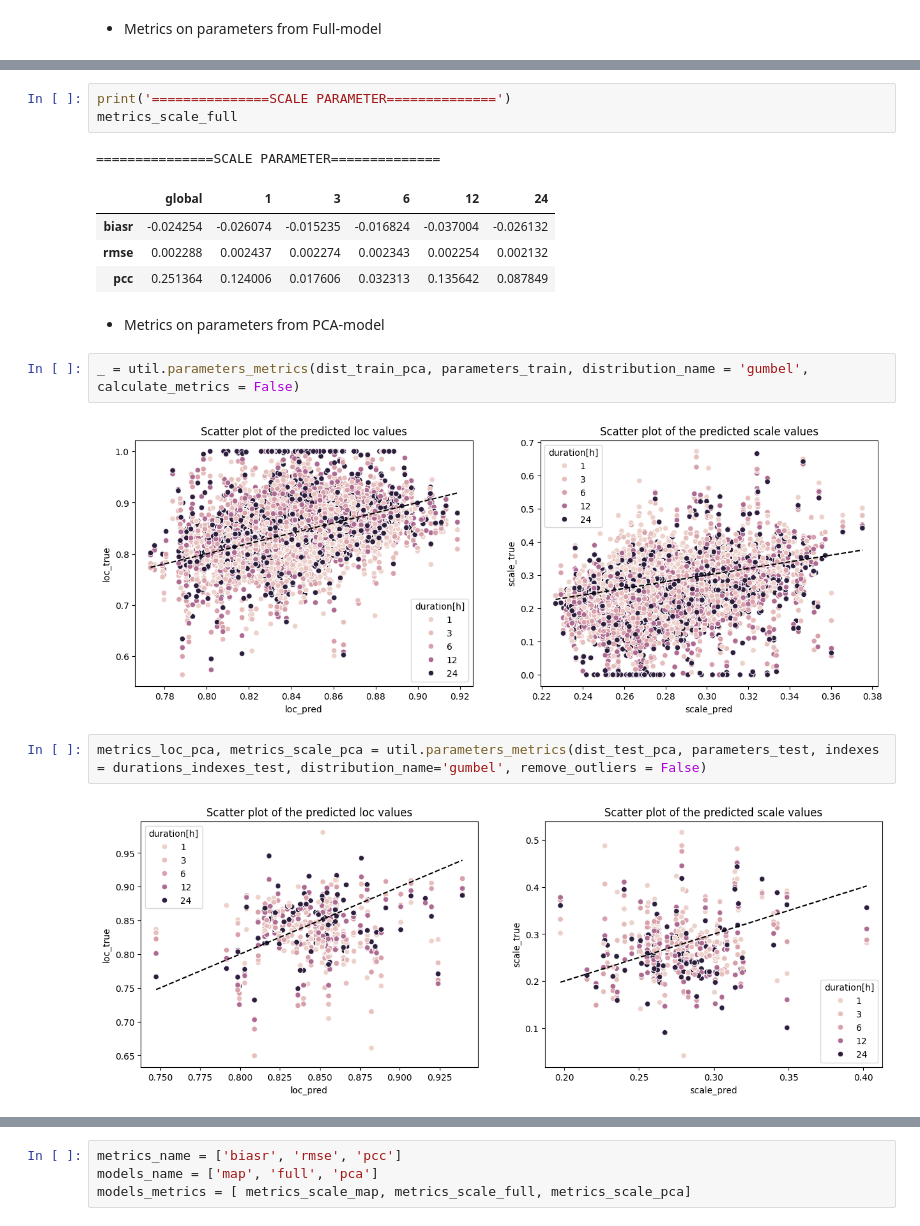
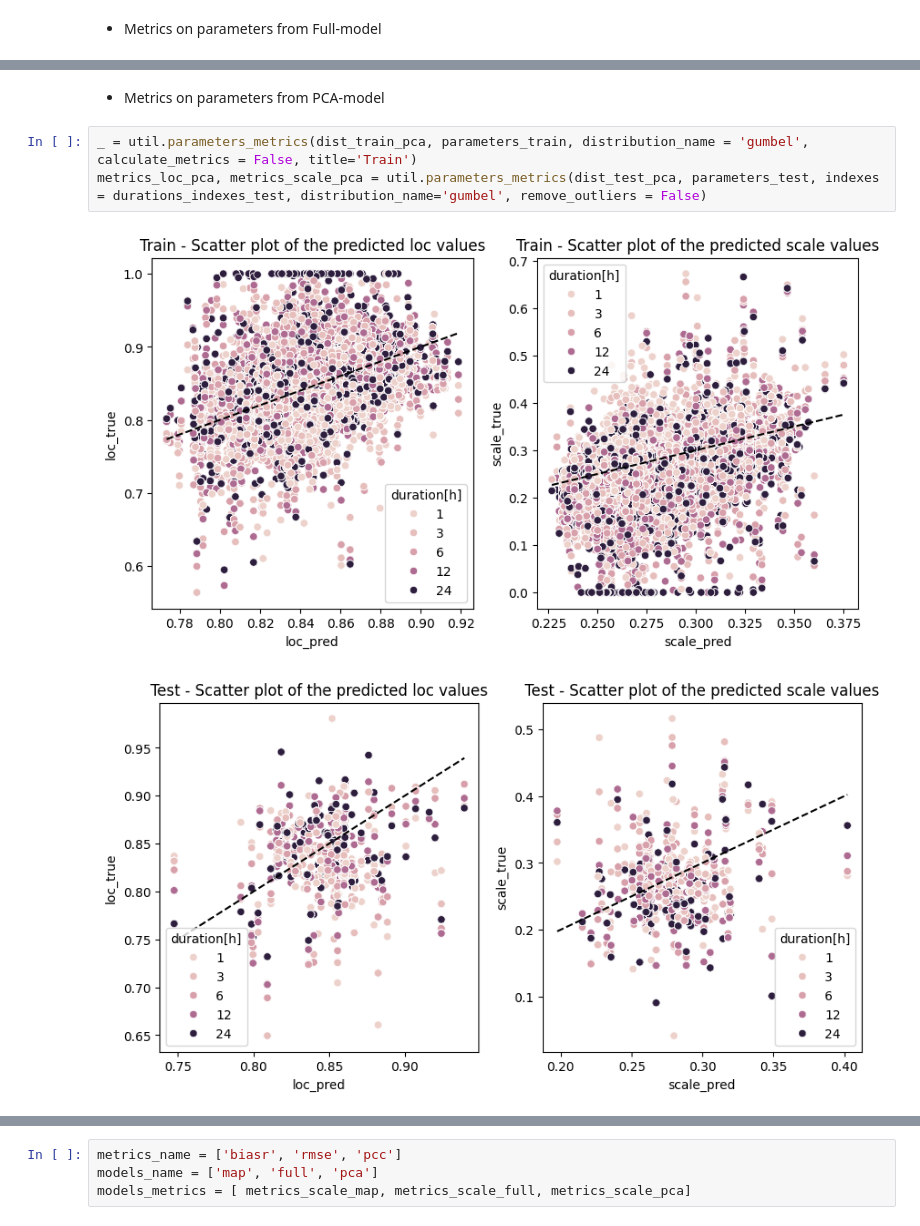
Before and after one commit to oshodiS/Rainfall-BetaEstimation, a Jupyter notebook: Rainfall GUMBELL.ipynb, the cells around one changed output, grey strips where cells are left out. Cells and saved outputs as stored; diff of their text form.

```diff
--- a/Rainfall GUMBELL.ipynb
+++ b/Rainfall GUMBELL.ipynb
@@ -651,22 +591,11 @@ metrics_loc_full
-# %%
-print('===============SCALE PARAMETER==============')
-metrics_scale_full
-# %% [output]
-===============SCALE PARAMETER==============
-|  | global | 1 | 3 | 6 | 12 | 24 |
-| biasr | -0.024254 | -0.026074 | -0.015235 | -0.016824 | -0.037004 | -0.026132 |
-| rmse | 0.002288 | 0.002437 | 0.002274 | 0.002343 | 0.002254 | 0.002132 |
-| pcc | 0.251364 | 0.124006 | 0.017606 | 0.032313 | 0.135642 | 0.087849 |
 # %% [markdown]
 * Metrics on parameters from PCA-model
 # %%
-_ = util.parameters_metrics(dist_train_pca, parameters_train, distribution_name = 'gumbel', calculate_metrics = False)
+_ = util.parameters_metrics(dist_train_pca, parameters_train, distribution_name = 'gumbel', calculate_metrics = False, title='Train')
+metrics_loc_pca, metrics_scale_pca = util.parameters_metrics(dist_test_pca, parameters_test, indexes = durations_indexes_test, distribution_name='gumbel', remove_outliers = False)
 # %% [output]
-[figure, old version]
+[figure, new version]
+[figure, added]
-# %%
-metrics_loc_pca, metrics_scale_pca = util.parameters_metrics(dist_test_pca, parameters_test, indexes = durations_indexes_test, distribution_name='gumbel', remove_outliers = False)
-# %% [output]
-[figure, removed]
 # %%
 print('===============LOC PARAMETER===============')
 metrics_loc_pca
```
Also changed, not shown: parts of 44 cells of this notebook, 2 other files.
